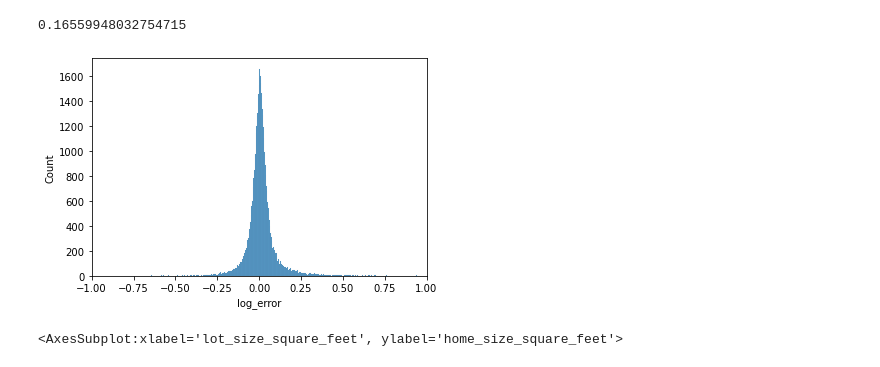
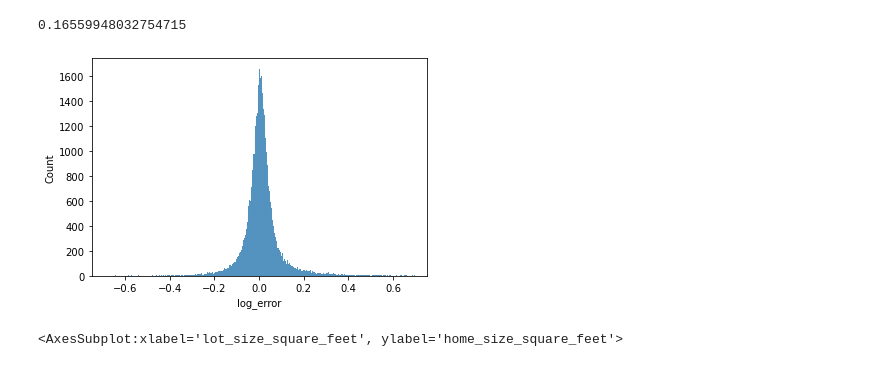
Before and after one commit to Schmidl-Gautam/zillow_clustering, a Jupyter notebook: explore.ipynb, the cells around one changed output. Saved outputs shown, nothing was run; the diff lists cells and outputs as text; code cells hidden in the pictures.

```diff
--- a/explore.ipynb
+++ b/explore.ipynb
@@ -73,9 +73,9 @@ train.log_error.std()
 0.16559948032754715
 # %%
 sns.histplot(data=train["log_error"])
-plt.xlim(-1, 1);
+plt.xlim(-.75, .75);
 # %% [output]
-[figure, old version]
+[figure, new version]
 # %%
 sns.scatterplot(train.lot_size_square_feet, train.home_size_square_feet)
 # %% [output]
```
Also changed, not shown: 1 other file.
